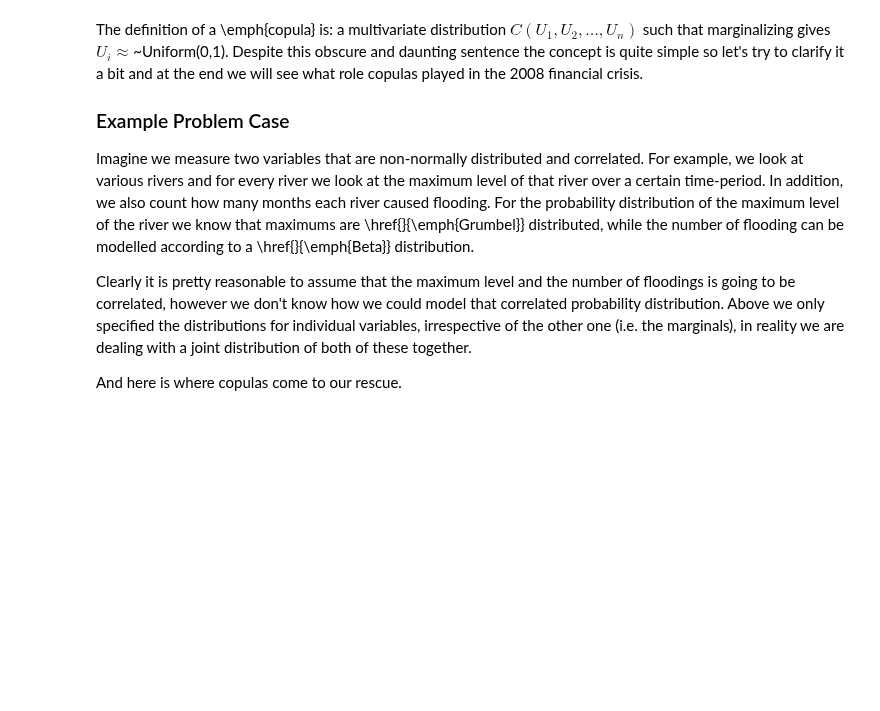
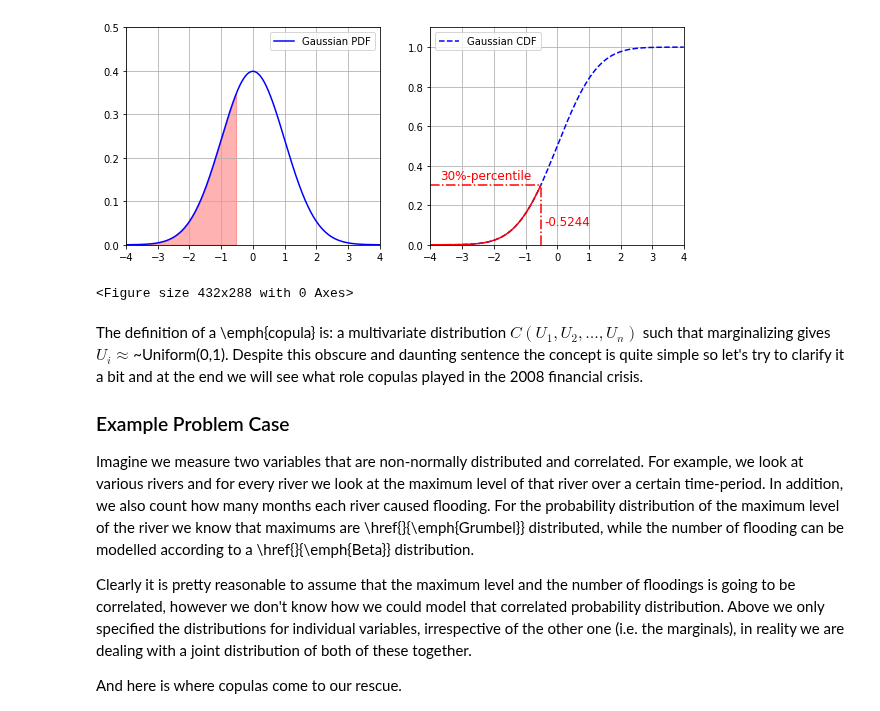
Before and after one commit to matteosan1/finance_course, a Jupyter notebook: libro/copula.ipynb, the cells around one changed output. Cells and saved outputs as stored; diff of their text form; code cells hidden in the pictures; blank space fills up the shorter version.

```diff
--- a/libro/copula.ipynb
+++ b/libro/copula.ipynb
@@ -1,3 +92,45 @@
+# %%
+import numpy
+from scipy.stats import norm
+from matplotlib import pyplot as plt
+
+x = numpy.arange(-4, 4, 0.01)
+y = norm.pdf(x)
+xf = numpy.arange(-4, -.5244, 0.01)
+yf = norm.pdf(xf)
+
+yct = norm.cdf(x)
+yc = norm.cdf(xf)
+
+y1 = norm.cdf(-0.5244)
+
+fig, (ax1, ax2) = plt.subplots(1, 2)
+fig.set_figheight(4)
+fig.set_figwidth(10)
+#fig.suptitle('Horizontally stacked subplots')
+ax1.plot(x, y, color='blue', label='Gaussian PDF')
+ax1.fill_between(xf, 0, yf, color='red', alpha=0.3)
+ax1.set_xlim(-4, 4)
+ax1.set_ylim(0, 0.5)
+ax1.legend()
+ax1.grid(True)
+
+ax2.plot(x, yct, linestyle='--', color='blue', label='Gaussian CDF')
+ax2.plot(xf, yc, color='red')
+ax2.text(-3.7, 0.33, r'30%-percentile', fontsize=12, color='red')
+ax2.text(-0.4, 0.1, r'-0.5244', fontsize=12, color='red')#, rotation=90)
+plt.plot((-4, -0.5244), (y1, y1), color="red", linestyle='-.')
+plt.plot((-0.5244, -0.5244), (0., y1), color="red", linestyle='-.')
+ax2.set_xlim(-4, 4)
+ax2.set_ylim(0, 1.1)
+ax2.legend()
+ax2.grid(True)
+
+plt.show()
+plt.savefig("percentile.png")
+# %% [output]
+[figure, added]
+<Figure size 432x288 with 0 Axes>
 # %% [markdown]
 The definition of a \emph{copula} is: a multivariate distribution $C(U_1, U_2, \ldots, U_n)$ such that marginalizing gives $U_i \approx$~Uniform(0,1).
 Despite this obscure and daunting sentence the concept is quite simple so let's try to clarify it a bit and at the end we will see what role copulas played in the 2008 financial crisis.
```
Also changed, not shown: parts of 1 cell of this notebook, 7 other files.
